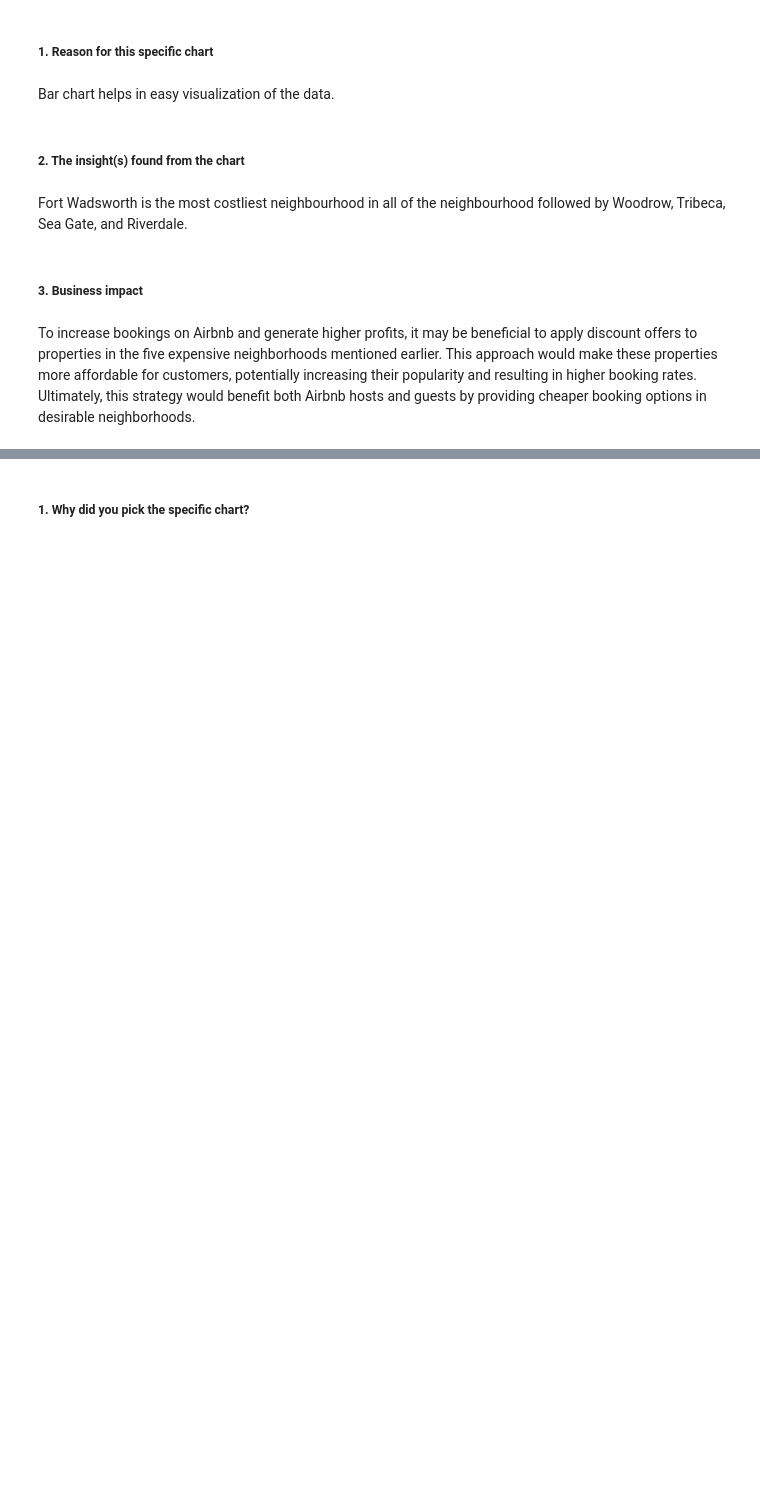
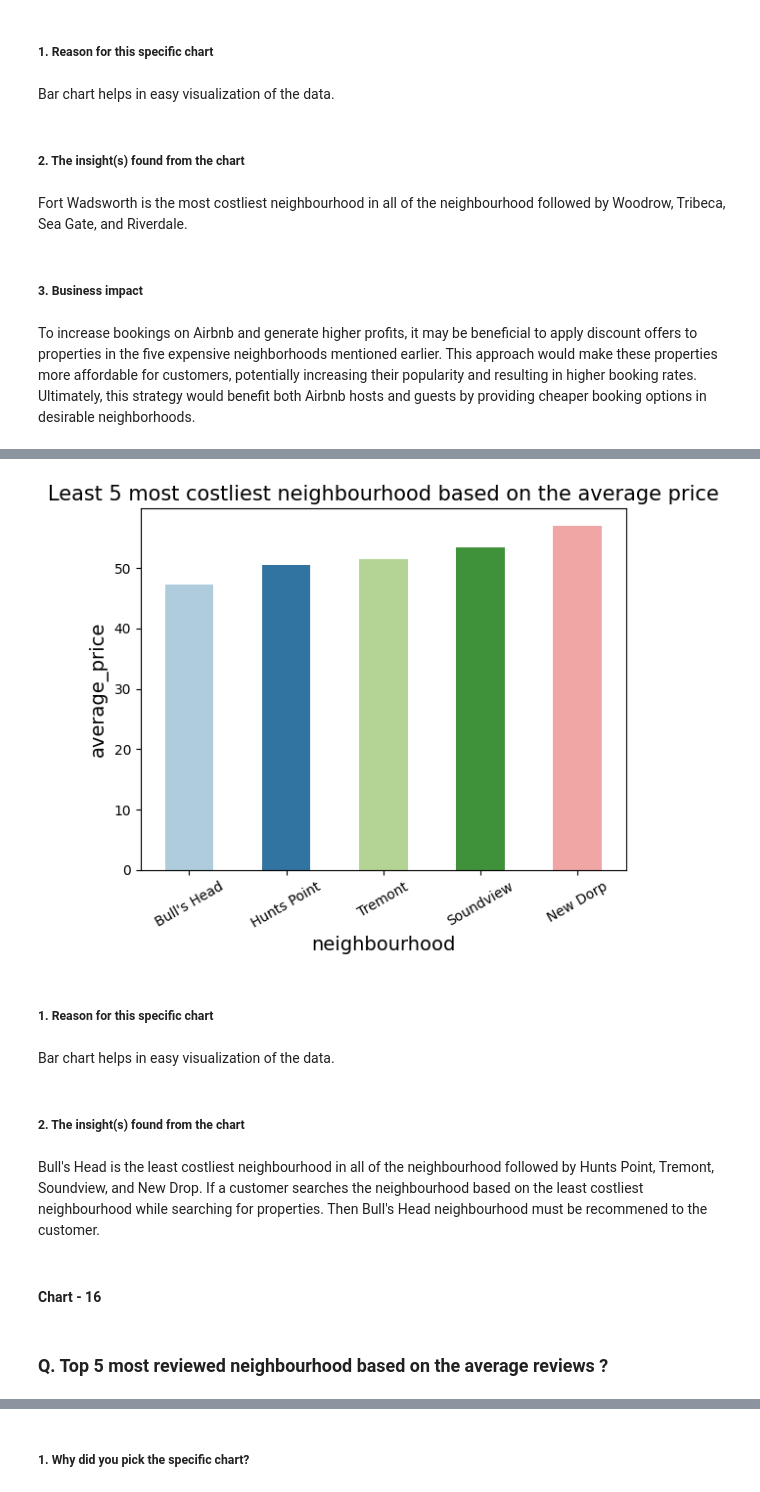
Before and after one commit to praveen-kumar-maurya/Airbnb-bookings-analysis-Capstone-project---1-, a Jupyter notebook: Capstone_Project_1_(Airbnb_Bookings_Analysis).ipynb, the cells around one changed output, grey strips where cells are left out. Saved outputs shown, nothing was run; the diff lists cells and outputs as text; code cells hidden in the pictures; blank space fills up the shorter version.

```diff
--- a/Capstone_Project_1_(Airbnb_Bookings_Analysis).ipynb
+++ b/Capstone_Project_1_(Airbnb_Bookings_Analysis).ipynb
@@ -1450,0 +1568,7 @@ To increase bookings on Airbnb and generate higher profits, it may be beneficial
+# %%
+# Calculating least 5 average price of all the properties in a neighbourhood
+
+neighbourhood_avg_price = airbnb.groupby(['neighbourhood'])['price'].mean().reset_index().rename(columns={'price':'average_price'}).sort_values('average_price', ascending = True).head(5)
+neighbourhood_avg_price.reset_index(drop = True, inplace = True)
+neighbourhood_avg_price.index += 1
+neighbourhood_avg_price
@@ -1450,0 +1582,40 @@ To increase bookings on Airbnb and generate higher profits, it may be beneficial
+# %%
+# Chart - 15 visualization code
+
+# creating the barplot with Seaborn
+sns.barplot(x= 'neighbourhood',
+            y='average_price',
+            data = neighbourhood_avg_price,
+            palette= 'Paired',
+            width = 0.5
+            )
+
+
+# setting plot title and labels
+plt.title('Least 5 most costliest neighbourhood based on the average price', fontsize = 15)
+plt.xlabel('neighbourhood', fontsize = 14)
+plt.ylabel('average_price', fontsize = 14)
+
+# changing fontsize of tick labels
+plt.tick_params(axis='x', labelsize=10)
+plt.tick_params(axis='y', labelsize=10)
+
+# rotate x-axis labels
+plt.xticks(rotation= 30)
+
+# display plot
+plt.show()
+# %% [output]
+[figure, added]
+# %% [markdown]
+##### 1. Reason for this specific chart
+# %% [markdown]
+Bar chart helps in easy visualization of the data.
+# %% [markdown]
+##### 2. The insight(s) found from the chart
+# %% [markdown]
+Bull's Head is the least costliest neighbourhood in all of the neighbourhood followed by Hunts Point, Tremont, Soundview, and New Drop. If a customer searches the neighbourhood based on the least costliest neighbourhood while searching for properties. Then Bull's Head neighbourhood must be recommened to the customer.
+# %% [markdown]
+#### Chart - 16
+# %% [markdown]
+### Q. Top 5 most reviewed neighbourhood based on the average reviews ?
```
Also changed, not shown: parts of 48 cells of this notebook.
